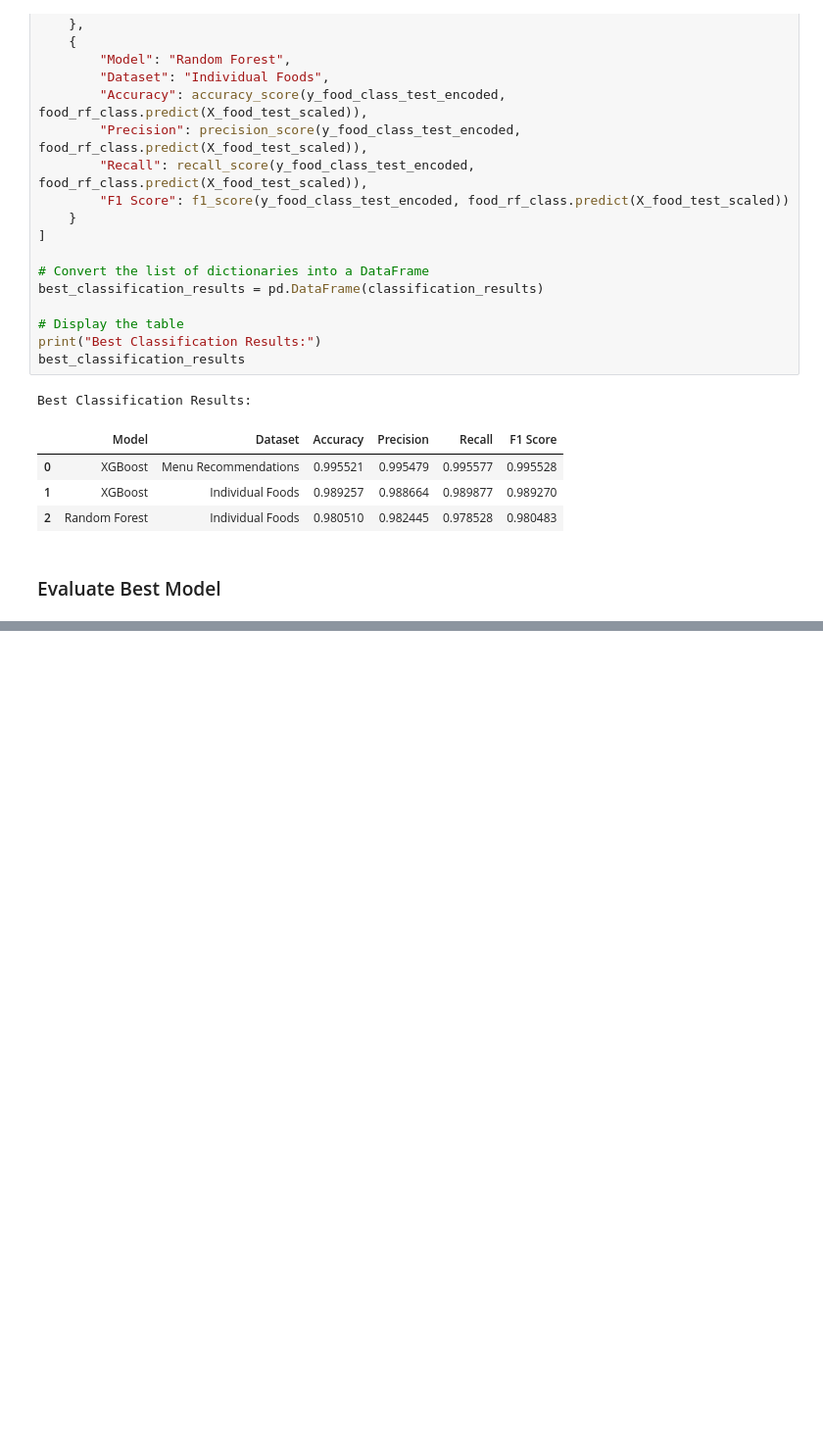
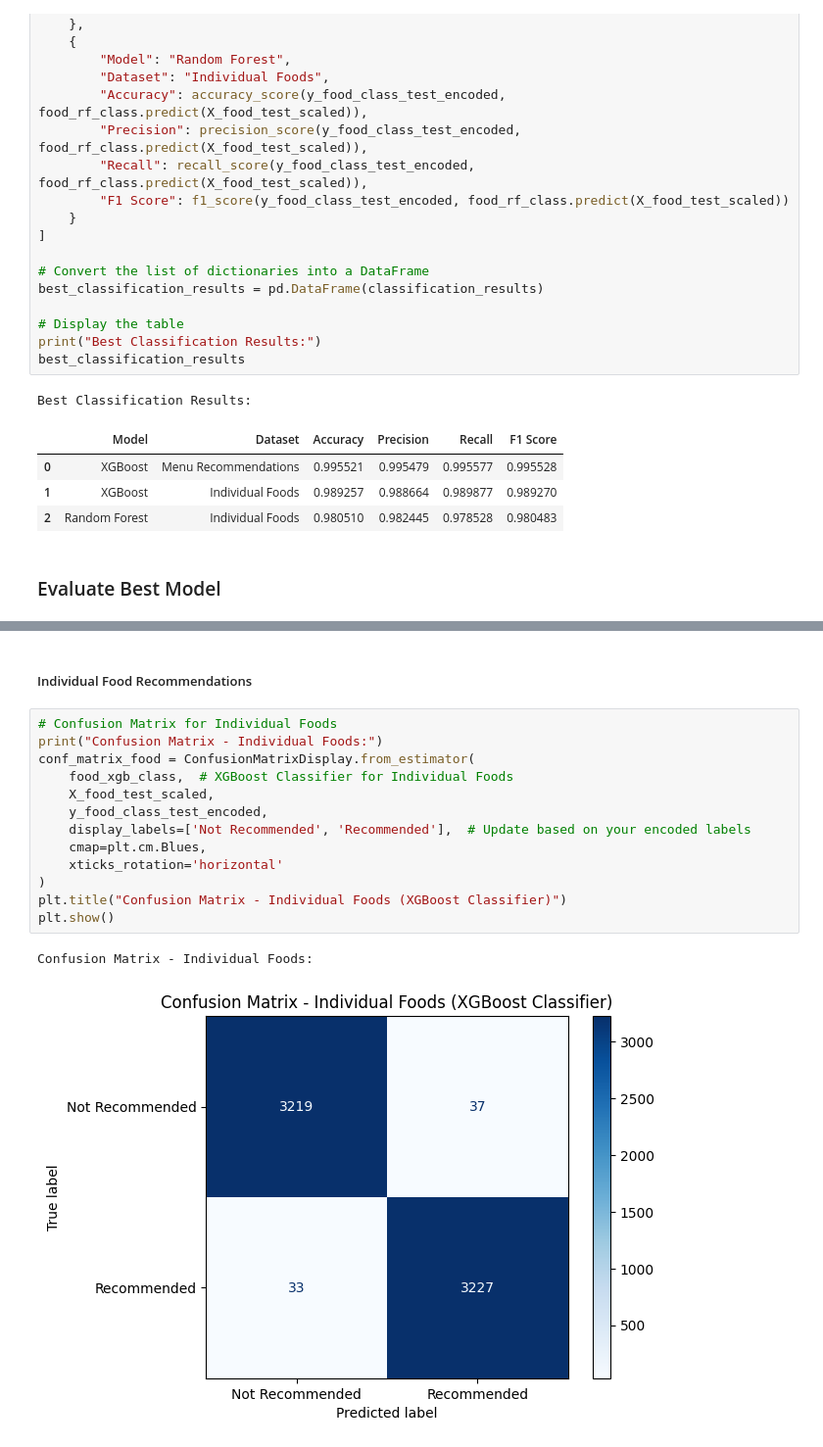
Before and after one commit to lvandine44/MADS-Capstone, a Jupyter notebook: 4b-Modeling and Results.ipynb, the cells around one changed output, grey strips where cells are left out. Shown at 98% size. Saved outputs shown, nothing was run; the diff lists cells and outputs as text; blank space fills up the shorter version.

```diff
--- a/4b-Modeling and Results.ipynb
+++ b/4b-Modeling and Results.ipynb
@@ -719,0 +813,18 @@ Best Classification Results:
+# %% [markdown]
+##### Individual Food Recommendations
+# %%
+# Confusion Matrix for Individual Foods
+print("Confusion Matrix - Individual Foods:")
+conf_matrix_food = ConfusionMatrixDisplay.from_estimator(
+    food_xgb_class,  # XGBoost Classifier for Individual Foods
+    X_food_test_scaled,
+    y_food_class_test_encoded,
+    display_labels=['Not Recommended', 'Recommended'],  # Update based on your encoded labels
+    cmap=plt.cm.Blues,
+    xticks_rotation='horizontal'
+)
+plt.title("Confusion Matrix - Individual Foods (XGBoost Classifier)")
+plt.show()
+# %% [output]
+Confusion Matrix - Individual Foods:
+[figure, added]
```
Also changed, not shown: parts of 9 cells of this notebook.
